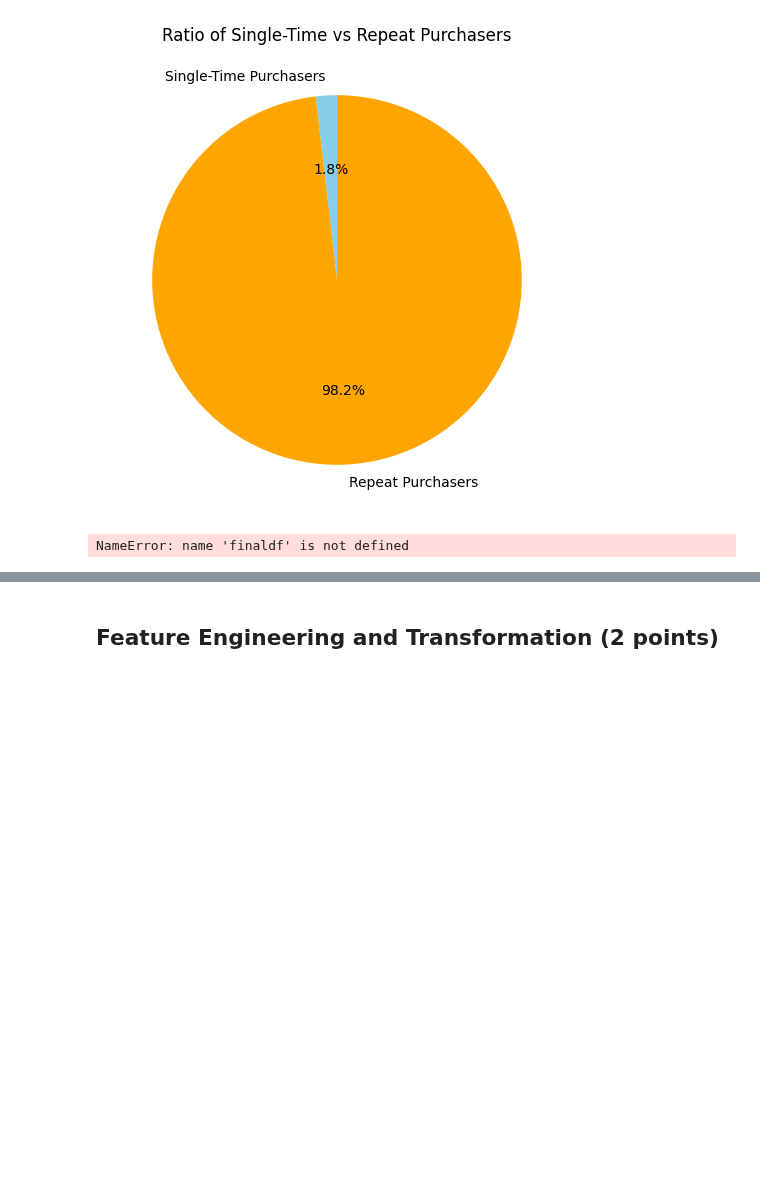
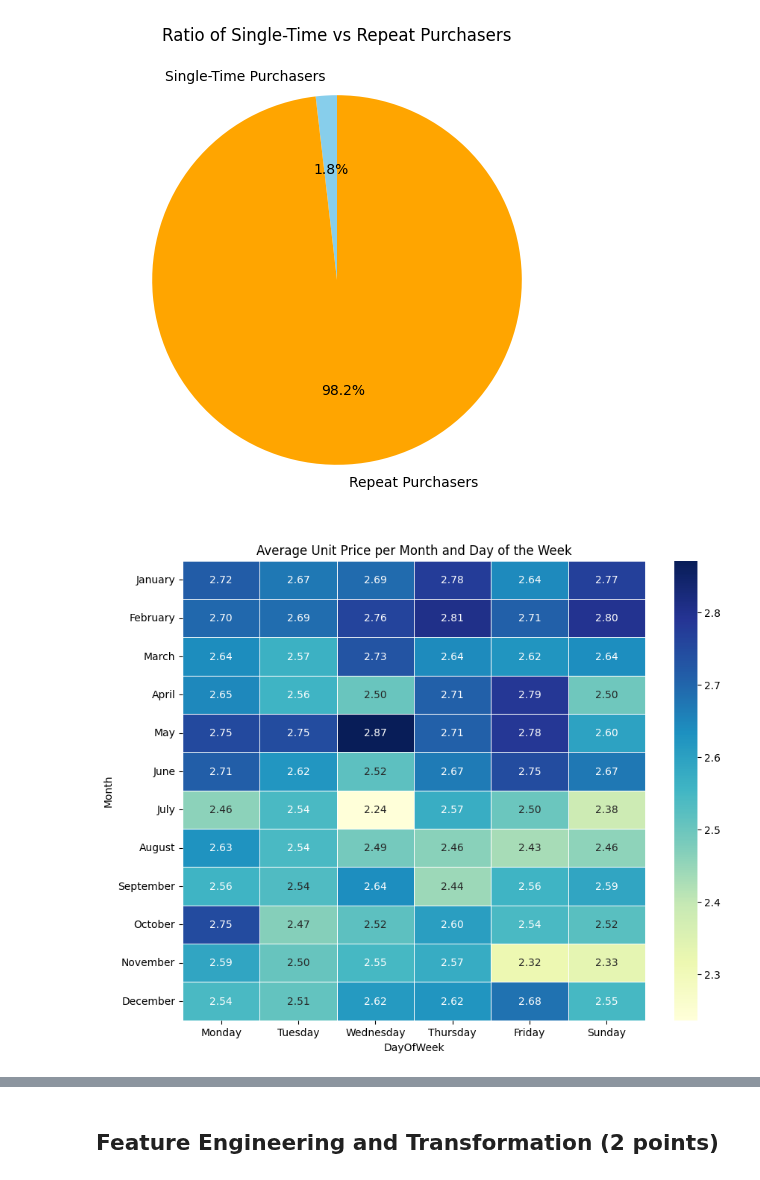
Before and after one commit to rajiv-ranjan/cds-mini-projects, a Jupyter notebook: M2_NB_MiniProject_5_Customer_Segmentation_Kmeans.ipynb, the cells around one changed output, grey strips where cells are left out. Cells and saved outputs as stored; diff of their text form; code cells hidden in the pictures; blank space fills up the shorter version.

```diff
--- a/M2_NB_MiniProject_5_Customer_Segmentation_Kmeans.ipynb
+++ b/M2_NB_MiniProject_5_Customer_Segmentation_Kmeans.ipynb
@@ -296,14 +292,27 @@ plt.show()
 # %% [output]
 {'Single-Time Purchasers': 80, 'Repeat Purchasers': 4253}
 [figure]
-# %%
-# Plot heatmap showing unit price per month and day of the week
-
-#Hint: Month name as index on Y-axis, Day of the week on X-axis
-
-heatmap_data = final_df.groupby(['Month', 'DayOfWeek']).
-plt.figure(figsize=(40,20))
-sns.heatmap(df_numerical.corr(), annot=True, cmap='crest')
-plt.show()
-# %% [output]
-NameError: name 'finaldf' is not defined
+# %%
+# Visualize heatmap
+# Aggregate data to calculate the mean UnitPrice
+heatmap_data = final_df.pivot_table(
+    values='UnitPrice',
+    index='Month',  # Rows: Month Names
+    columns='DayOfWeek',  # Columns: Days of the Week
+    aggfunc='mean'
+)
+# months in order
+months = ['January', 'February', 'March', 'April', 'May', 'June', 'July', 'August', 'September', 'October', 'November', 'December']
+heatmap_data = heatmap_data.reindex(index=months)
+
+# weekdays in order
+weekdays = ["Monday", "Tuesday", "Wednesday", "Thursday", "Friday", "Sunday"]
+heatmap_data = heatmap_data[weekdays]
+
+# Create the heatmap
+plt.figure(figsize=(10, 8))
+sns.heatmap(heatmap_data, cmap='YlGnBu', annot=True, fmt=".2f", linewidths=0.5)
+plt.title('Average Unit Price per Month and Day of the Week')
+plt.show()
+# %% [output]
+[figure, added]
```
Also changed, not shown: parts of 4 cells of this notebook.
